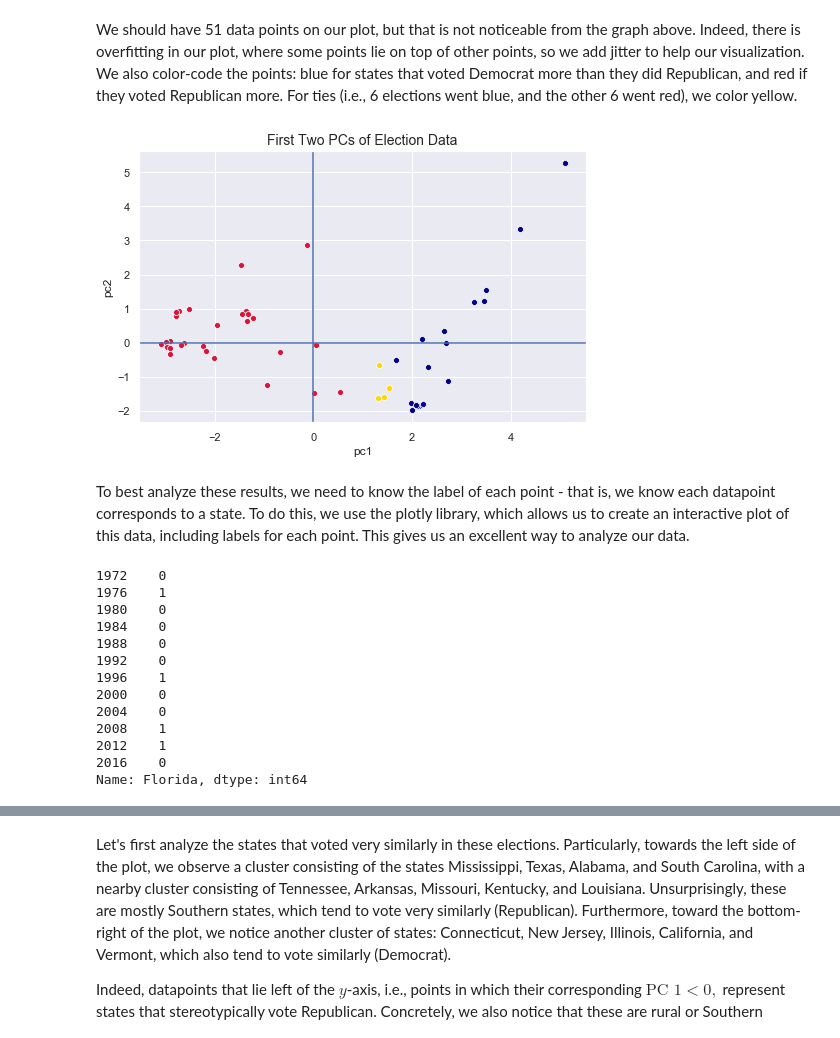
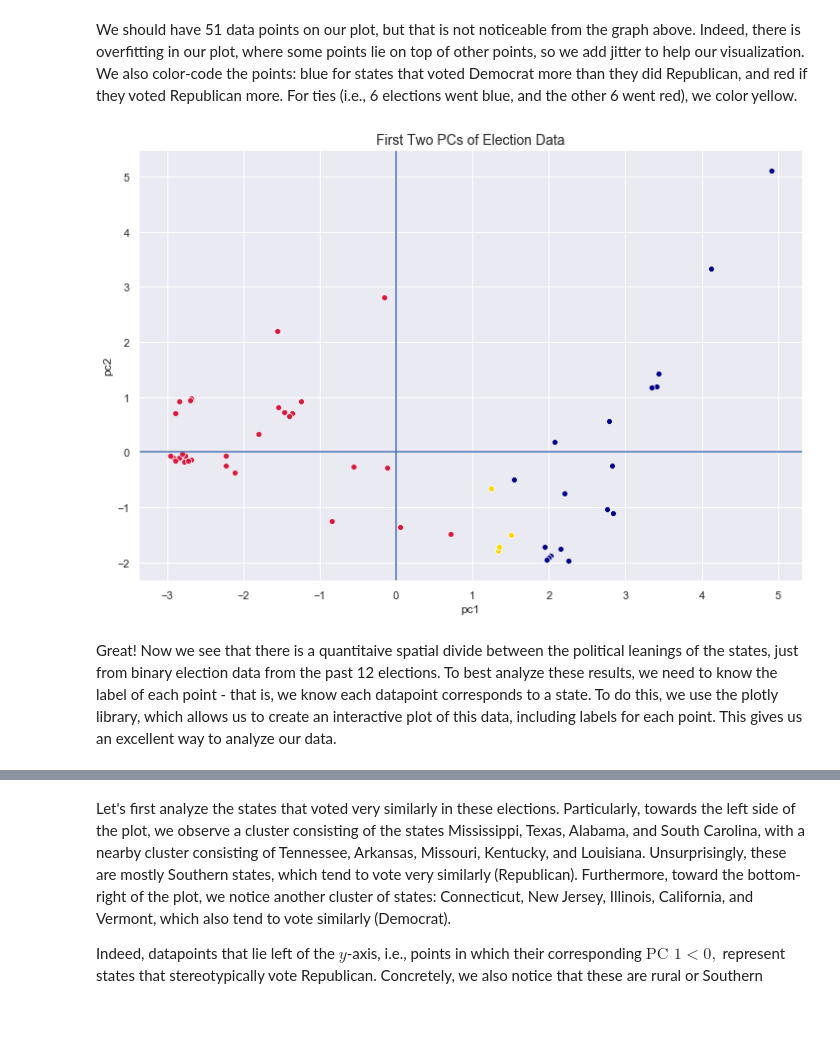
Before and after one commit to jcpagadora/PCA-with-Presidential-Election-Data, a Jupyter notebook: PCA with Applications in Politics.ipynb, the cells around one changed output, grey strips where cells are left out. Cells and saved outputs as stored; diff of their text form; code cells hidden in the pictures.

```diff
--- a/Election PCA.ipynb
+++ b/PCA with Applications in Politics.ipynb
@@ -198,44 +200,27 @@ We should have 51 data points on our plot, but that is not noticeable from the g
 # %%
 # Add jitter to stop overfitting
 first_2_pcs_jitter = first_2_pcs + np.random.normal(0, 0.1, size = (len(first_2_pcs), 2))
 
 # Separate the states into voting tendencies
 blues = first_2_pcs_jitter[elections_since_1972.sum(axis=1) > 6]
 reds = first_2_pcs_jitter[elections_since_1972.sum(axis=1) < 6]
 swings = first_2_pcs_jitter[elections_since_1972.sum(axis=1) == 6]
 
 # We plot the first 2 principal components
-plt.figure(figsize=(8, 5))
+plt.figure(figsize=(12, 8))
 sns.scatterplot(data = blues, x = 0, y = 1, color='darkblue')
 sns.scatterplot(data = reds, x = 0, y = 1, color='crimson')
 sns.scatterplot(data = swings, x = 0, y = 1, color='gold')
 plt.title("First Two PCs of Election Data", fontsize=14)
 plt.xlabel("pc1")
 plt.ylabel("pc2")
 plt.axvline(0)
 plt.axhline(0)
 plt.show()
 # %% [output]
-[figure, old version]
+[figure, new version]
 # %% [markdown]
-To best analyze these results, we need to know the label of each point - that is, we know each datapoint corresponds to a state. To do this, we use the plotly library, which allows us to create an interactive plot of this data, including labels for each point. This gives us an excellent way to analyze our data.
+Great! Now we see that there is a quantitaive spatial divide between the political leanings of the states, just from binary election data from the past 12 elections. To best analyze these results, we need to know the label of each point - that is, we know each datapoint corresponds to a state. To do this, we use the plotly library, which allows us to create an interactive plot of this data, including labels for each point. This gives us an excellent way to analyze our data.
-# %%
-elections_since_1972[first_2_pcs[1] < 0].loc[:,'1972':'1988']
-elections_since_1972.loc['Florida',:]
-# %% [output]
-1972    0
-1976    1
-1980    0
-1984    0
-1988    0
-1992    0
-1996    1
-2000    0
-2004    0
-2008    1
-2012    1
-2016    0
-Name: Florida, dtype: int64
 # %%
 fig = px.scatter(data_frame=first_2_pcs_jitter.reset_index(), x=0, y=1, text=np.array(states))
 
```
Also changed, not shown: parts of 14 cells of this notebook.
